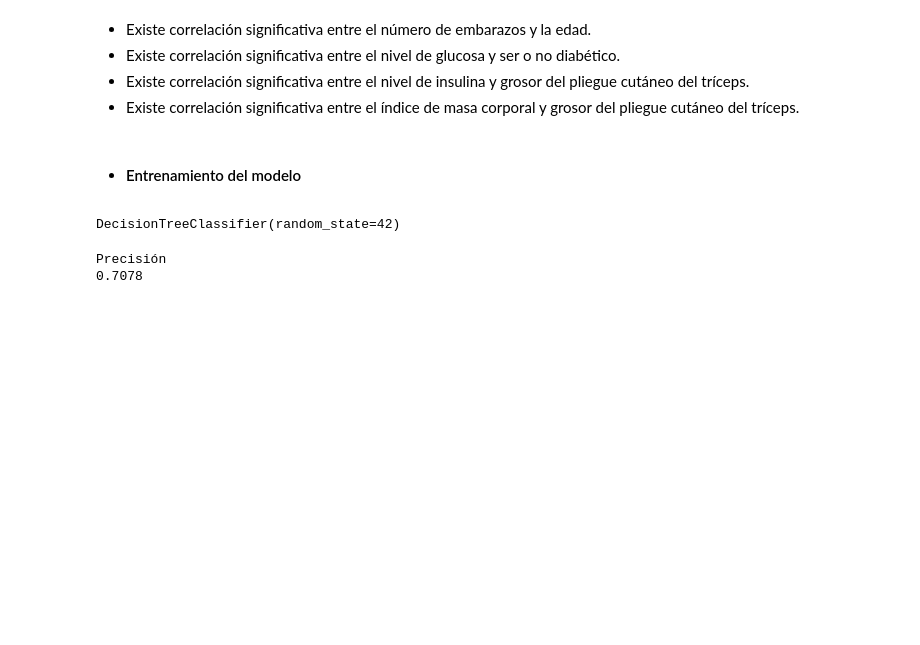
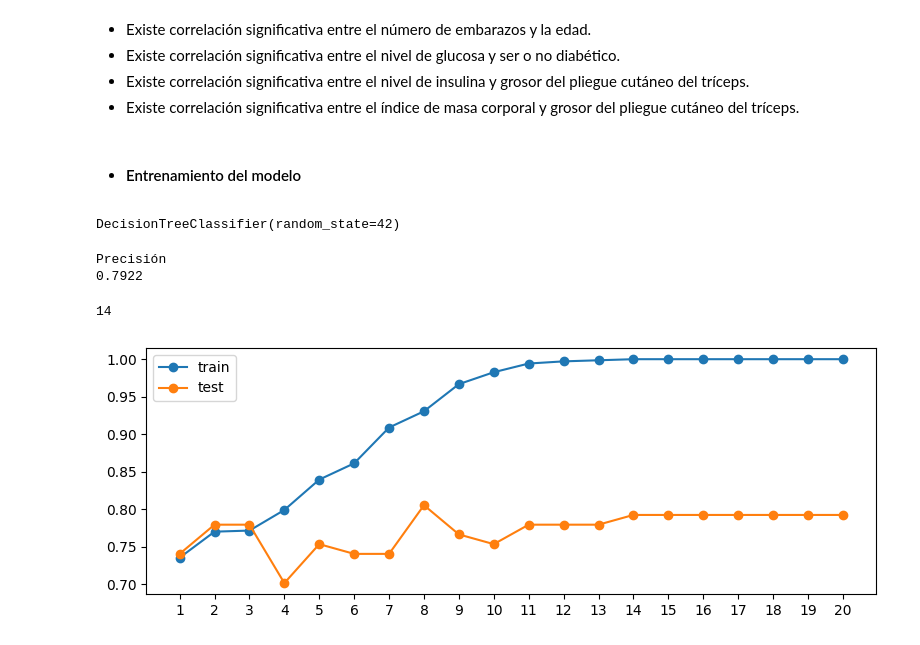
Before and after one commit to josedrosales/Analisis, a Jupyter notebook: models/Decision_tree.ipynb, the cells around one changed output. Drawn from its saved outputs; the diff is of its cells as text; code cells hidden in the pictures; blank space fills up the shorter version.

```diff
--- a/models/Decision_tree.ipynb
+++ b/models/Decision_tree.ipynb
@@ -170,7 +170,7 @@ from sklearn.model_selection import train_test_split
 X = dataframe.drop(['Outcome'], axis = 1)
 y = dataframe['Outcome']
 
-X_train, X_test, y_train, y_test = train_test_split(X, y, test_size = 0.2, random_state = 42)
+X_train, X_test, y_train, y_test = train_test_split(X, y, test_size = 0.1, random_state = 42)
 # %% [markdown]
 - #### Entrenamiento del modelo
 # %%
@@ -191,4 +191,39 @@ print('Precisión')
 print(round(accuracy,4))
 # %% [output]
 Precisión
-0.7078
+0.7922
+# %%
+model.get_depth()
+# %% [output]
+14
+# %%
+from sklearn.tree import DecisionTreeClassifier
+
+max_depths = list(range(1,21))
+training = []
+test = []
+
+for i in max_depths:
+
+    model_tree = DecisionTreeClassifier(max_depth = i, random_state = 42)
+    model_tree.fit(X_train, y_train)
+
+    y_train_predict = model_tree.predict(X_train)
+    y_train_predict_accuracy = accuracy_score(y_train, y_train_predict)
+    training.append(y_train_predict_accuracy)
+
+    y_test_predict = model_tree.predict(X_test)
+    y_test_predict_accuracy = accuracy_score(y_test, y_test_predict)
+    test.append(y_test_predict_accuracy)
+
+
+plt.figure(figsize = (8,3))
+
+plt.plot(max_depths, training, 'o-', label = 'train')
+plt.plot(max_depths, test, 'o-', label = 'test')
+plt.xticks(range(1, 21))
+plt.legend()
+plt.tight_layout()
+plt.show()
+# %% [output]
+[figure, added]
```
Also changed, not shown: parts of 8 cells of this notebook.
